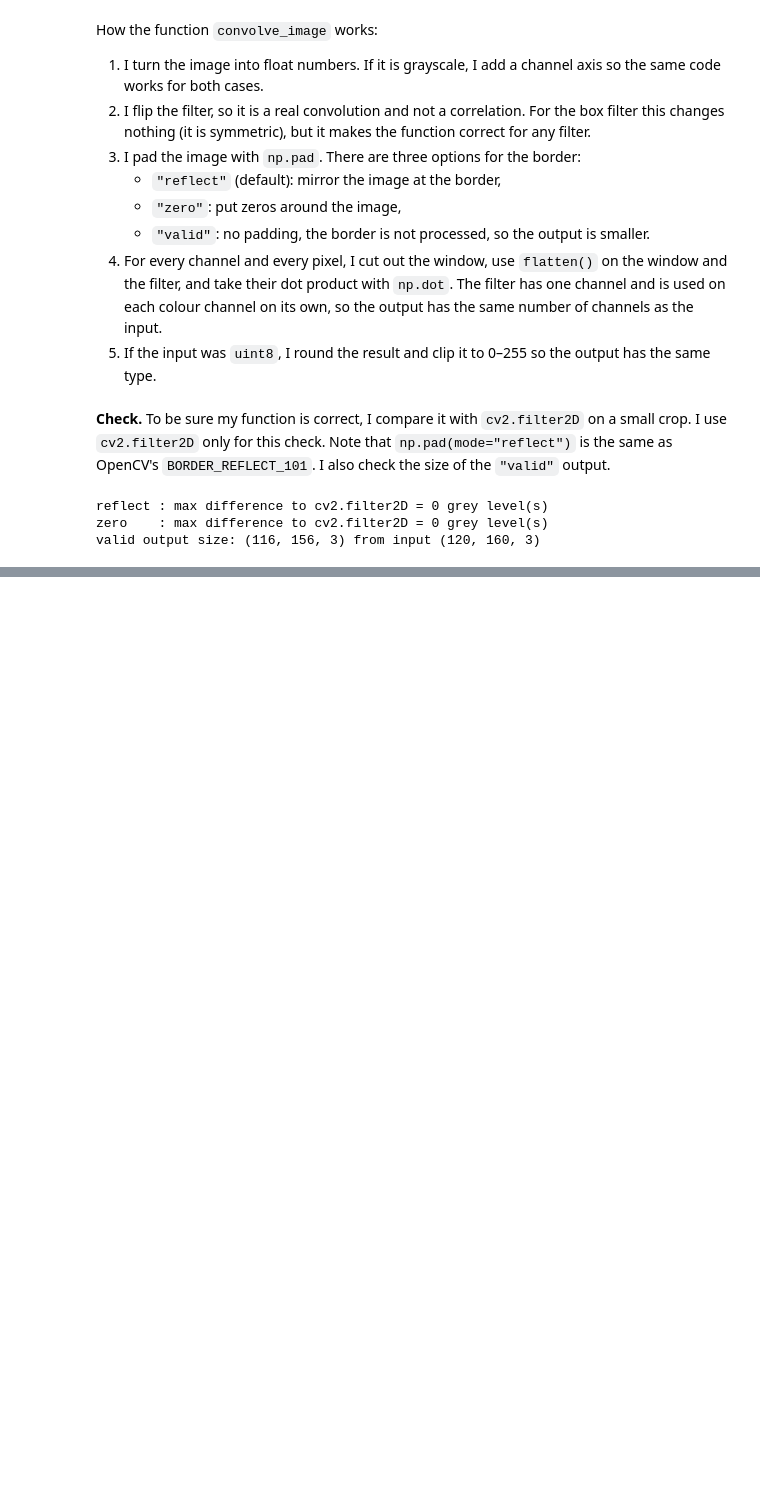
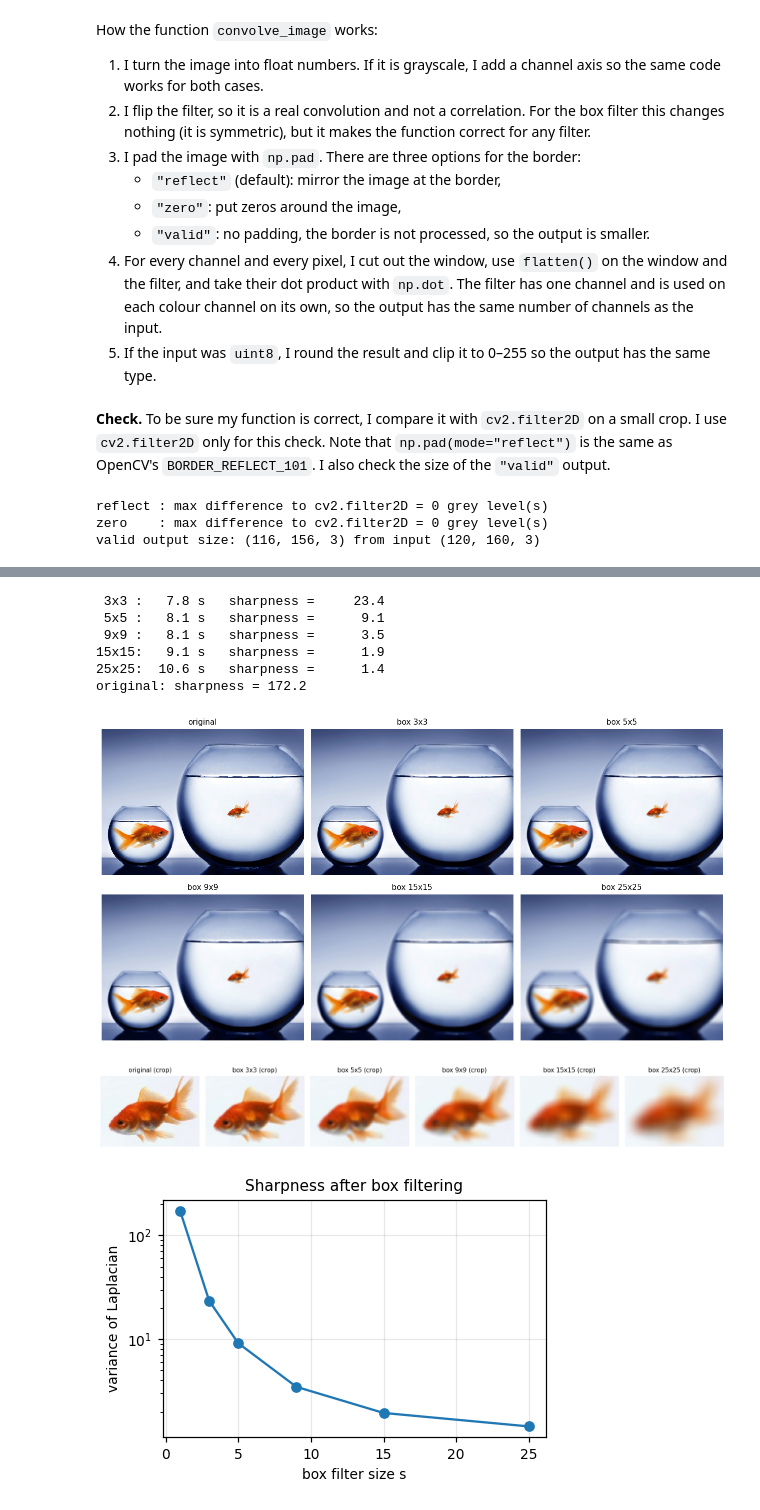
Before and after one commit to KianIzadpanah/assignment-1-Kian-Izadpanah, a Jupyter notebook: assignment1.ipynb, the cells around one changed output, grey strips where cells are left out. Drawn from its saved outputs; the diff is of its cells as text; code cells hidden in the pictures; blank space fills up the shorter version.

Commit message:
Effect of border types and filter size

```diff
--- a/assignment1.ipynb
+++ b/assignment1.ipynb
@@ -355,0 +363,44 @@ valid output size: (116, 156, 3) from input (120, 160, 3)
+# %%
+def sharpness(img):
+    g = cv2.cvtColor(img, cv2.COLOR_BGR2GRAY) if img.ndim == 3 else img
+    return float(cv2.Laplacian(g, cv2.CV_64F).var())
+
+
+sizes = [3, 5, 9, 15, 25]
+blurred_imgs, sharp, conv_time = {}, {"original": sharpness(goldfish)}, {}
+for s in sizes:
+    t0 = time.time()
+    blurred_imgs[s] = convolve_image(goldfish, make_box_filter(s), padding="reflect")
+    conv_time[s] = time.time() - t0
+    sharp[s] = sharpness(blurred_imgs[s])
+    save_image(f"1b_box_{s}x{s}.png", blurred_imgs[s])
+    print(f"{s:2d}x{s:<2d}: {conv_time[s]:5.1f} s   sharpness = {sharp[s]:8.1f}")
+print(f"original: sharpness = {sharp['original']:.1f}")
+RESULTS["1b_sharpness"] = {str(k): v for k, v in sharp.items()}
+RESULTS["1b_time_s"] = {str(k): v for k, v in conv_time.items()}
+
+show_grid([goldfish] + [blurred_imgs[s] for s in sizes],
+          ["original"] + [f"box {s}x{s}" for s in sizes], ncols=3, fig_name="1b_box_filters.png", cell=3.8)
+
+cy, cx = int(0.56 * H0), int(0.675 * W0)
+ch, cw = H0 // 8, W0 // 8
+zoom = lambda im: im[cy - ch // 2: cy + ch // 2, cx - cw // 2: cx + cw // 2]
+show_grid([zoom(goldfish)] + [zoom(blurred_imgs[s]) for s in sizes],
+          ["original (crop)"] + [f"box {s}x{s} (crop)" for s in sizes], ncols=6,
+          fig_name="1b_box_filters_crop.png", cell=2.4)
+
+plt.figure(figsize=(4.5, 2.8))
+plt.plot([1] + sizes, [sharp["original"]] + [sharp[s] for s in sizes], "o-")
+plt.xlabel("box filter size s"); plt.ylabel("variance of Laplacian"); plt.yscale("log")
+plt.title("Sharpness after box filtering"); plt.grid(alpha=.3)
+plt.savefig(os.path.join(OUT_DIR, "1b_sharpness.png")); plt.show()
+# %% [output]
+ 3x3 :   7.8 s   sharpness =     23.4
+ 5x5 :   8.1 s   sharpness =      9.1
+ 9x9 :   8.1 s   sharpness =      3.5
+15x15:   9.1 s   sharpness =      1.9
+25x25:  10.6 s   sharpness =      1.4
+original: sharpness = 172.2
+[figure, added]
+[figure, added]
+[figure, added]
```
Also changed, not shown: parts of 3 cells of this notebook, 12 other files.
